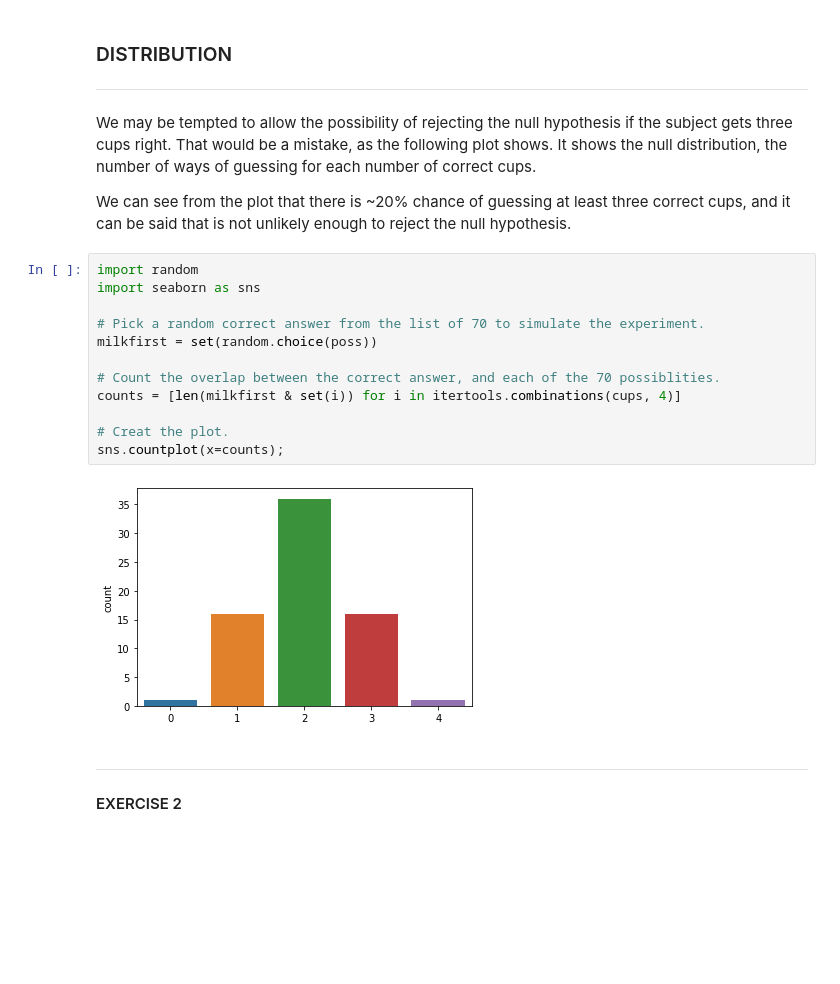
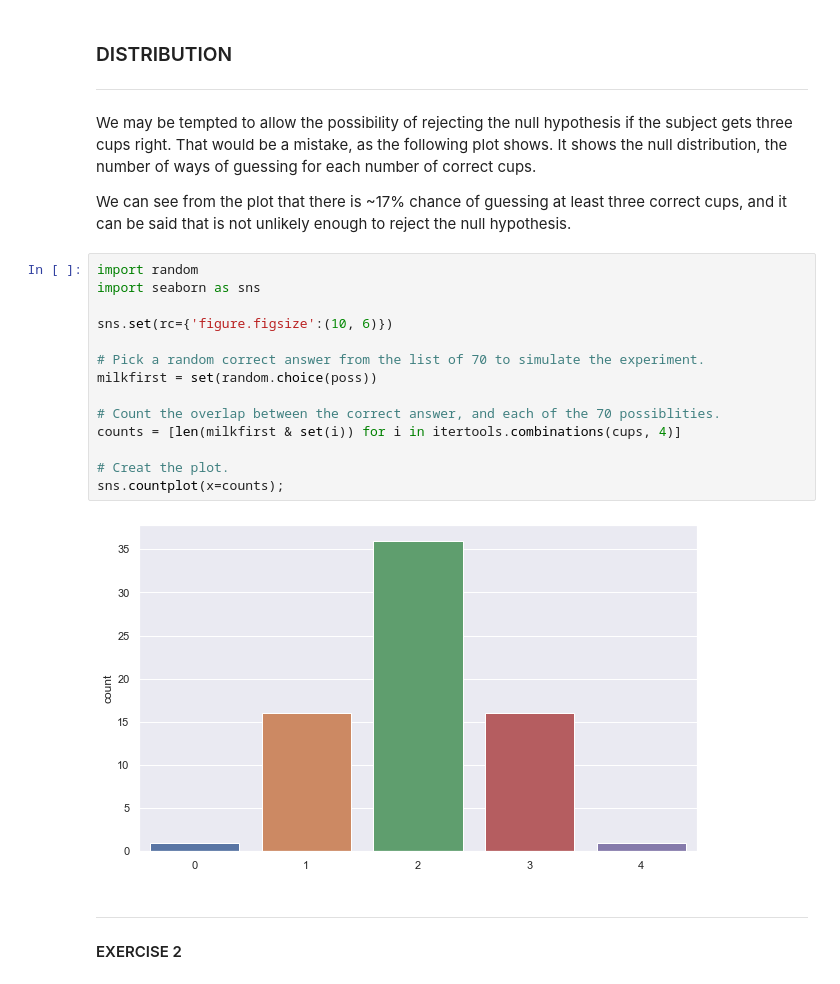
Before and after one commit to AnteDujic/MLS---Assesment, a Jupyter notebook: Practicals/01-statistics-exercises.ipynb, the cells around one changed output. Drawn from its saved outputs; the diff is of its cells as text; blank space fills up the shorter version.

```diff
--- a/Practicals/01-statistics-exercises.ipynb
+++ b/Practicals/01-statistics-exercises.ipynb
@@ -174,21 +174,23 @@ This is less than 1% too.
 # %% [markdown]
 We may be tempted to allow the possibility of rejecting the null hypothesis if the subject gets three cups right. That would be a mistake, as the following plot shows. It shows the null distribution, the number of ways of guessing for each number of correct cups.
 
-We can see from the plot that there is ~20% chance of guessing at least three correct cups, and it can be said that is not unlikely enough to reject the null hypothesis.
+We can see from the plot that there is ~17% chance of guessing at least three correct cups, and it can be said that is not unlikely enough to reject the null hypothesis.
 # %%
 import random
 import seaborn as sns
+
+sns.set(rc={'figure.figsize':(10, 6)})
 
 # Pick a random correct answer from the list of 70 to simulate the experiment.
 milkfirst = set(random.choice(poss))
 
 # Count the overlap between the correct answer, and each of the 70 possiblities.
 counts = [len(milkfirst & set(i)) for i in itertools.combinations(cups, 4)]
 
 # Creat the plot.
 sns.countplot(x=counts);
 # %% [output]
-[figure, old version]
+[figure, new version]
 # %% [markdown]
 <hr style="border-top: 1px solid #001a79;" />
 
```
Also changed, not shown: parts of 33 cells of this notebook.
